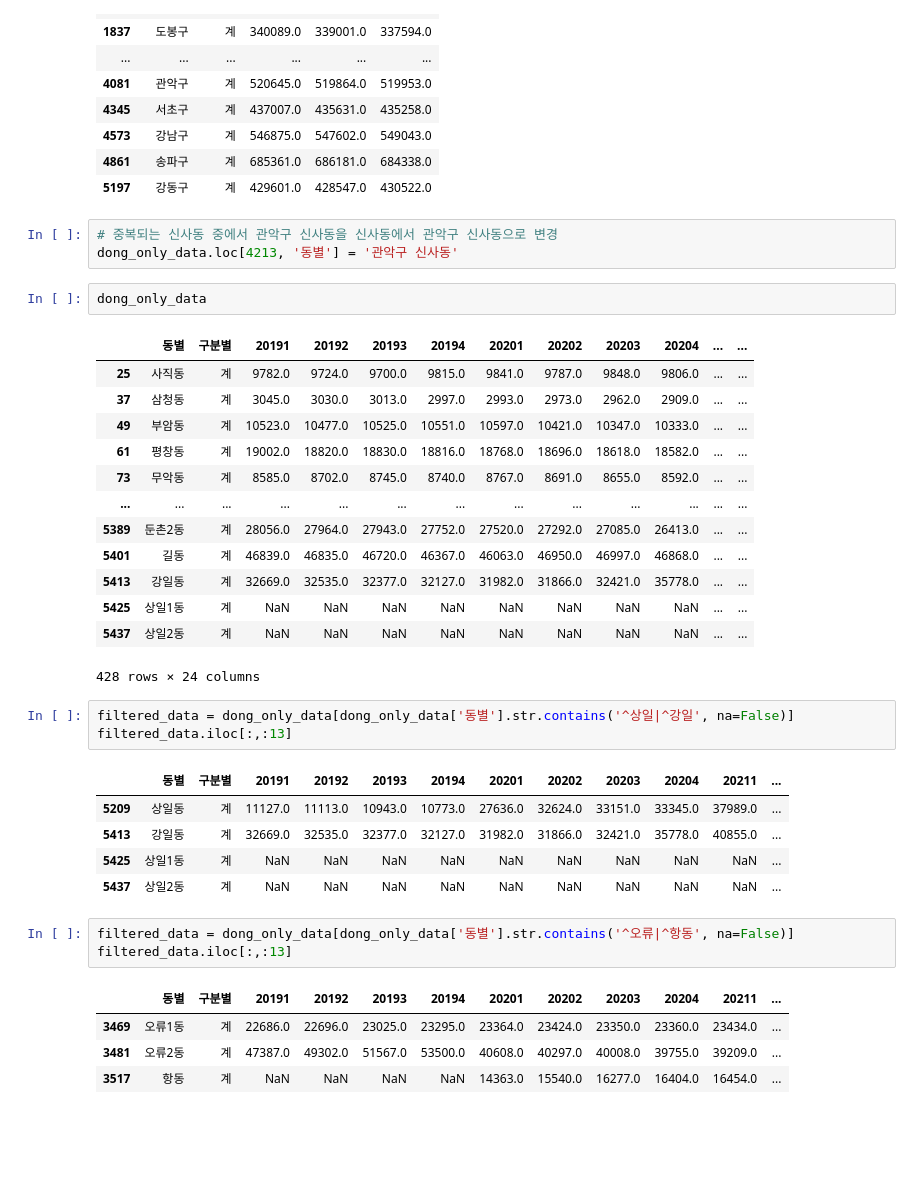
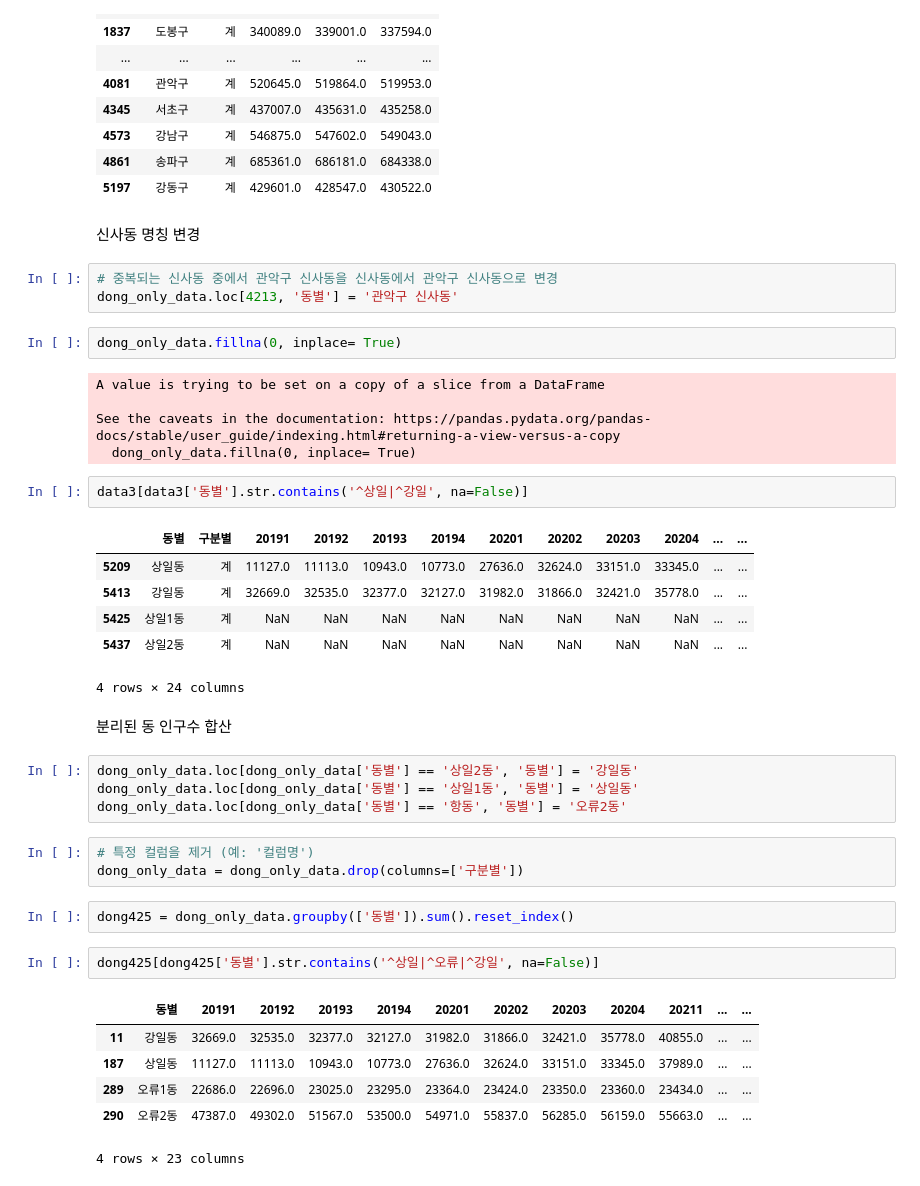
Before and after one commit to icehotcocoa/apt-project, a Jupyter notebook: oos/data/거주인구/서울시 거주인구 (동,분기).ipynb, the cells around one changed output. Cells and saved outputs as stored; diff of their text form; blank space fills up the shorter version.

```diff
--- a/oos/data/거주인구/서울시 거주인구 (동,분기).ipynb
+++ b/oos/data/거주인구/서울시 거주인구 (동,분기).ipynb
@@ -236,39 +216,44 @@ gu_only_data.iloc[:, :5]
 | 4573 | 강남구 | 계 | 546875.0 | 547602.0 | 549043.0 |
 | 4861 | 송파구 | 계 | 685361.0 | 686181.0 | 684338.0 |
 | 5197 | 강동구 | 계 | 429601.0 | 428547.0 | 430522.0 |
+# %% [markdown]
+신사동 명칭 변경
 # %%
 # 중복되는 신사동 중에서 관악구 신사동을 신사동에서 관악구 신사동으로 변경
 dong_only_data.loc[4213, '동별'] = '관악구 신사동'
-# %%
-dong_only_data
-# %% [output]
-|  | 동별 | 구분별 | 20191 | 20192 | 20193 | 20194 | 20201 | 20202 | 20203 | 20204 | ... | ... |
-| 25 | 사직동 | 계 | 9782.0 | 9724.0 | 9700.0 | 9815.0 | 9841.0 | 9787.0 | 9848.0 | 9806.0 | ... | ... |
-| 37 | 삼청동 | 계 | 3045.0 | 3030.0 | 3013.0 | 2997.0 | 2993.0 | 2973.0 | 2962.0 | 2909.0 | ... | ... |
-| 49 | 부암동 | 계 | 10523.0 | 10477.0 | 10525.0 | 10551.0 | 10597.0 | 10421.0 | 10347.0 | 10333.0 | ... | ... |
-| 61 | 평창동 | 계 | 19002.0 | 18820.0 | 18830.0 | 18816.0 | 18768.0 | 18696.0 | 18618.0 | 18582.0 | ... | ... |
-| 73 | 무악동 | 계 | 8585.0 | 8702.0 | 8745.0 | 8740.0 | 8767.0 | 8691.0 | 8655.0 | 8592.0 | ... | ... |
-| ... | ... | ... | ... | ... | ... | ... | ... | ... | ... | ... | ... | ... |
-| 5389 | 둔촌2동 | 계 | 28056.0 | 27964.0 | 27943.0 | 27752.0 | 27520.0 | 27292.0 | 27085.0 | 26413.0 | ... | ... |
-| 5401 | 길동 | 계 | 46839.0 | 46835.0 | 46720.0 | 46367.0 | 46063.0 | 46950.0 | 46997.0 | 46868.0 | ... | ... |
-| 5413 | 강일동 | 계 | 32669.0 | 32535.0 | 32377.0 | 32127.0 | 31982.0 | 31866.0 | 32421.0 | 35778.0 | ... | ... |
-| 5425 | 상일1동 | 계 | NaN | NaN | NaN | NaN | NaN | NaN | NaN | NaN | ... | ... |
-| 5437 | 상일2동 | 계 | NaN | NaN | NaN | NaN | NaN | NaN | NaN | NaN | ... | ... |
-428 rows × 24 columns
+# %%
+dong_only_data.fillna(0, inplace= True)
+# %% [output]
+A value is trying to be set on a copy of a slice from a DataFrame
+
+See the caveats in the documentation: https://pandas.pydata.org/pandas-docs/stable/user_guide/indexing.html#returning-a-view-versus-a-copy
+  dong_only_data.fillna(0, inplace= True)
 # %%
-filtered_data = dong_only_data[dong_only_data['동별'].str.contains('^상일|^강일', na=False)]
-filtered_data.iloc[:,:13]
+data3[data3['동별'].str.contains('^상일|^강일', na=False)]
 # %% [output]
-|  | 동별 | 구분별 | 20191 | 20192 | 20193 | 20194 | 20201 | 20202 | 20203 | 20204 | 20211 | ... |
-| 5209 | 상일동 | 계 | 11127.0 | 11113.0 | 10943.0 | 10773.0 | 27636.0 | 32624.0 | 33151.0 | 33345.0 | 37989.0 | ... |
-| 5413 | 강일동 | 계 | 32669.0 | 32535.0 | 32377.0 | 32127.0 | 31982.0 | 31866.0 | 32421.0 | 35778.0 | 40855.0 | ... |
-| 5425 | 상일1동 | 계 | NaN | NaN | NaN | NaN | NaN | NaN | NaN | NaN | NaN | ... |
-| 5437 | 상일2동 | 계 | NaN | NaN | NaN | NaN | NaN | NaN | NaN | NaN | NaN | ... |
+|  | 동별 | 구분별 | 20191 | 20192 | 20193 | 20194 | 20201 | 20202 | 20203 | 20204 | ... | ... |
+| 5209 | 상일동 | 계 | 11127.0 | 11113.0 | 10943.0 | 10773.0 | 27636.0 | 32624.0 | 33151.0 | 33345.0 | ... | ... |
+| 5413 | 강일동 | 계 | 32669.0 | 32535.0 | 32377.0 | 32127.0 | 31982.0 | 31866.0 | 32421.0 | 35778.0 | ... | ... |
+| 5425 | 상일1동 | 계 | NaN | NaN | NaN | NaN | NaN | NaN | NaN | NaN | ... | ... |
+| 5437 | 상일2동 | 계 | NaN | NaN | NaN | NaN | NaN | NaN | NaN | NaN | ... | ... |
+4 rows × 24 columns
+# %% [markdown]
+분리된 동 인구수 합산
+# %%
+dong_only_data.loc[dong_only_data['동별'] == '상일2동', '동별'] = '강일동'
+dong_only_data.loc[dong_only_data['동별'] == '상일1동', '동별'] = '상일동'
+dong_only_data.loc[dong_only_data['동별'] == '항동', '동별'] = '오류2동'
+# %%
+# 특정 컬럼을 제거 (예: '컬럼명')
+dong_only_data = dong_only_data.drop(columns=['구분별'])
+# %%
+dong425 = dong_only_data.groupby(['동별']).sum().reset_index()
 # %%
-filtered_data = dong_only_data[dong_only_data['동별'].str.contains('^오류|^항동', na=False)]
-filtered_data.iloc[:,:13]
+dong425[dong425['동별'].str.contains('^상일|^오류|^강일', na=False)]
 # %% [output]
-|  | 동별 | 구분별 | 20191 | 20192 | 20193 | 20194 | 20201 | 20202 | 20203 | 20204 | 20211 | ... |
-| 3469 | 오류1동 | 계 | 22686.0 | 22696.0 | 23025.0 | 23295.0 | 23364.0 | 23424.0 | 23350.0 | 23360.0 | 23434.0 | ... |
-| 3481 | 오류2동 | 계 | 47387.0 | 49302.0 | 51567.0 | 53500.0 | 40608.0 | 40297.0 | 40008.0 | 39755.0 | 39209.0 | ... |
-| 3517 | 항동 | 계 | NaN | NaN | NaN | NaN | 14363.0 | 15540.0 | 16277.0 | 16404.0 | 16454.0 | ... |
+|  | 동별 | 20191 | 20192 | 20193 | 20194 | 20201 | 20202 | 20203 | 20204 | 20211 | ... | ... |
+| 11 | 강일동 | 32669.0 | 32535.0 | 32377.0 | 32127.0 | 31982.0 | 31866.0 | 32421.0 | 35778.0 | 40855.0 | ... | ... |
+| 187 | 상일동 | 11127.0 | 11113.0 | 10943.0 | 10773.0 | 27636.0 | 32624.0 | 33151.0 | 33345.0 | 37989.0 | ... | ... |
+| 289 | 오류1동 | 22686.0 | 22696.0 | 23025.0 | 23295.0 | 23364.0 | 23424.0 | 23350.0 | 23360.0 | 23434.0 | ... | ... |
+| 290 | 오류2동 | 47387.0 | 49302.0 | 51567.0 | 53500.0 | 54971.0 | 55837.0 | 56285.0 | 56159.0 | 55663.0 | ... | ... |
+4 rows × 23 columns
```
Also changed, not shown: parts of 19 cells of this notebook, 1 other file.
